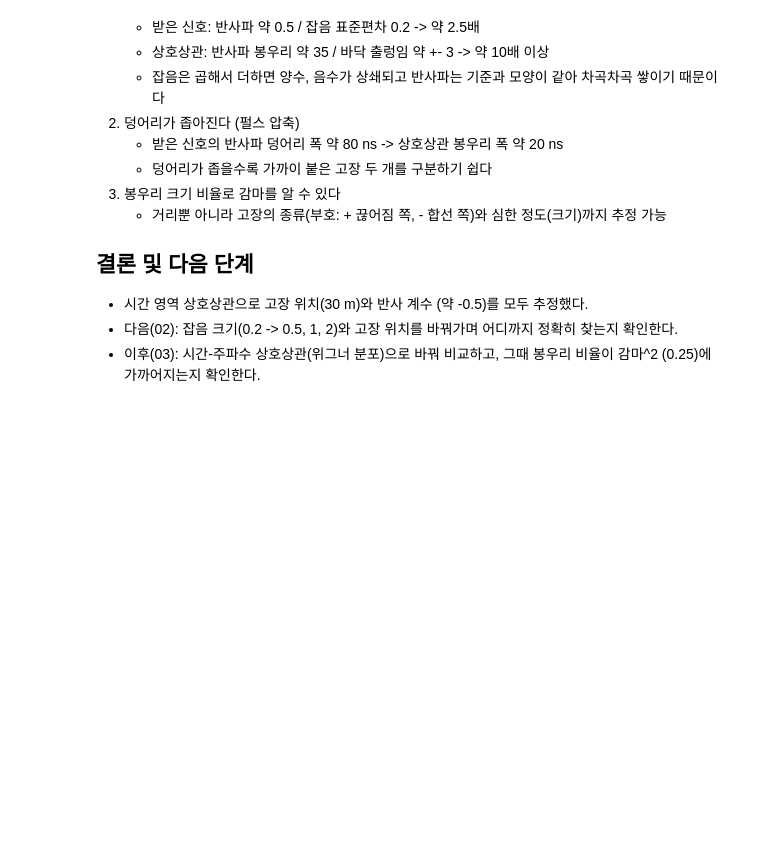
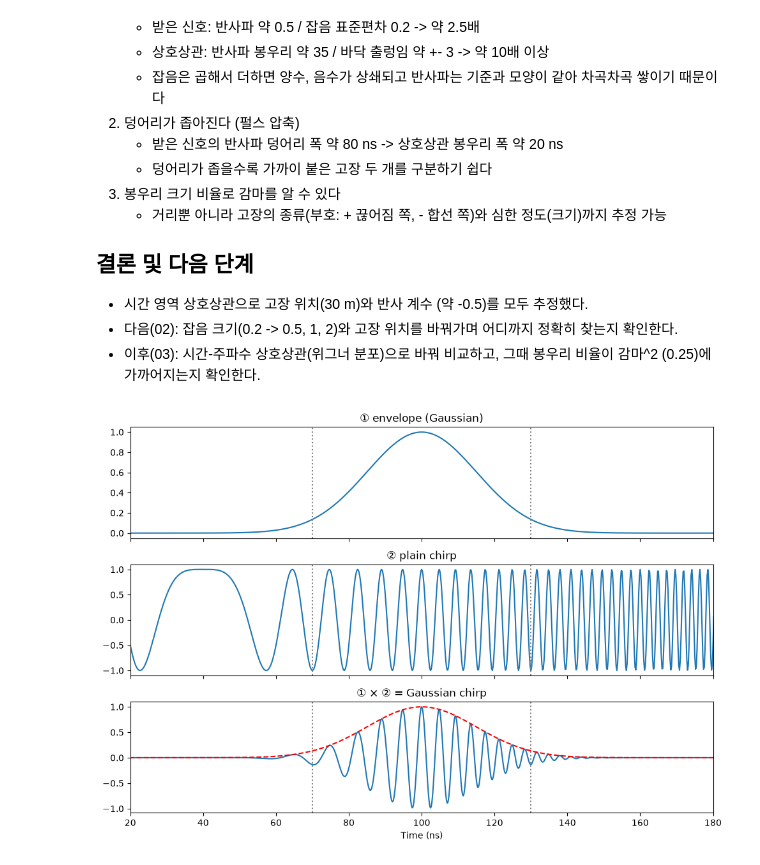
Before and after one commit to jingyu-k/tfdr-fault-localization, a Jupyter notebook: notebooks/01_time_domain_correlation.ipynb, the cells around one changed output. Cells and saved outputs as stored; diff of their text form; code cells hidden in the pictures; blank space fills up the shorter version.

```diff
--- a/notebooks/01_time_domain_correlation.ipynb
+++ b/notebooks/01_time_domain_correlation.ipynb
@@ -117,3 +157,23 @@ print(f"비율 (반사파 / 입사파): {c[i1] / c[i0]:.3f}")
 - 시간 영역 상호상관으로 고장 위치(30 m)와 반사 계수 (약 -0.5)를 모두 추정했다.
 - 다음(02): 잡음 크기(0.2 -> 0.5, 1, 2)와 고장 위치를 바꿔가며 어디까지 정확히 찾는지 확인한다.
 - 이후(03): 시간-주파수 상호상관(위그너 분포)으로 바꿔 비교하고, 그때 봉우리 비율이 감마^2 (0.25)에 가까어지는지 확인한다.
+# %%
+tc = 100e-9                      # 처프 중심 시각
+tt = t - tc                      # 처프 안 시각 τ
+sigma, fc, B = 15e-9, 200e6, 200e6
+k = B / (4 * sigma)
+
+envelope = np.exp(-tt**2 / (2 * sigma**2))
+plain = np.cos(2*np.pi*(fc*tt + 0.5*k*tt**2))
+
+fig, ax = plt.subplots(3, 1, figsize=(10, 7), sharex=True)
+ax[0].plot(t*1e9, envelope); ax[0].set_title("① envelope (Gaussian)")
+ax[1].plot(t*1e9, plain);    ax[1].set_title("② plain chirp")
+ax[2].plot(t*1e9, envelope * plain); ax[2].plot(t*1e9, envelope, "r--")
+ax[2].set_title("① × ② = Gaussian chirp")
+for x in [tc - 2*sigma, tc + 2*sigma]:
+    for a in ax: a.axvline(x*1e9, color="gray", linestyle=":")
+ax[2].set_xlim(20, 180); ax[2].set_xlabel("Time (ns)")
+plt.tight_layout(); plt.show()
+# %% [output]
+[figure, added]
```
Also changed, not shown: parts of 3 cells of this notebook.
